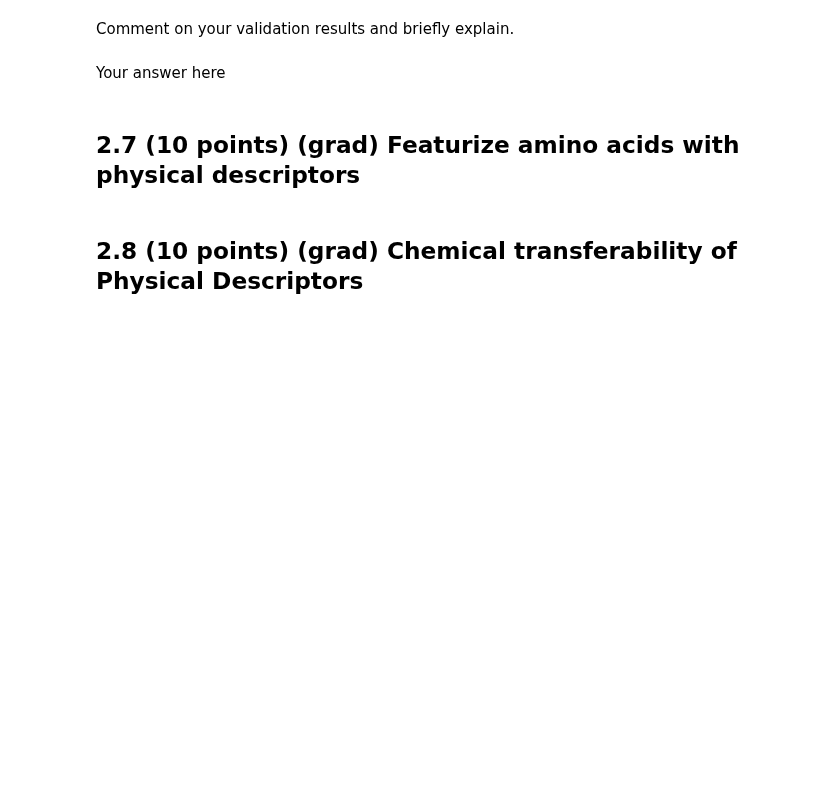
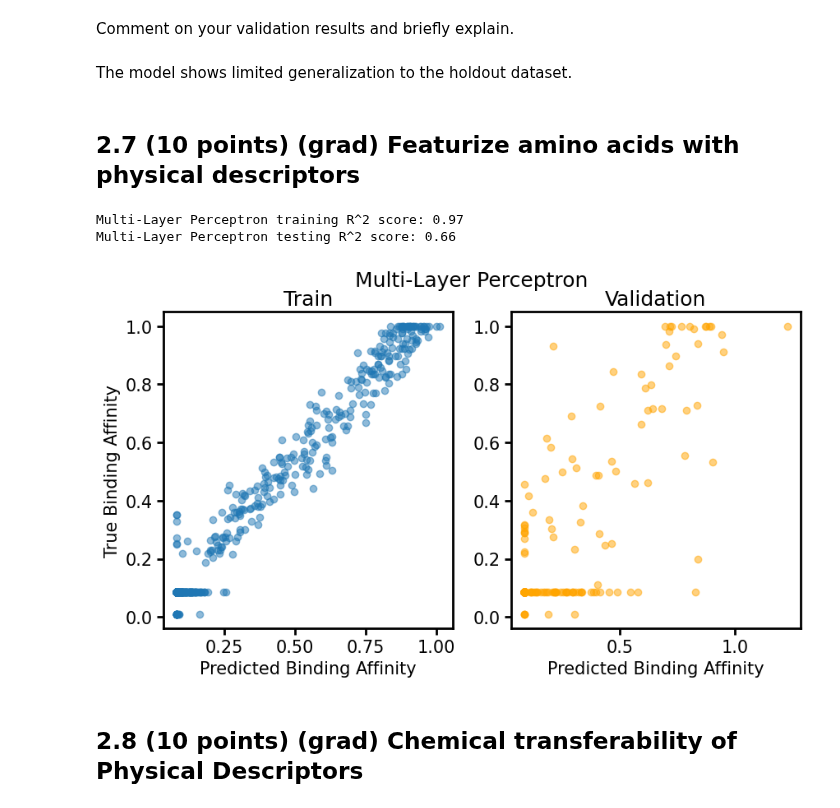
Before and after one commit to kexindon/ML4MolEng, a Jupyter notebook: psets/ps1-bio/pset1_kd.ipynb, the cells around one changed output. Cells and saved outputs as stored; diff of their text form; code cells hidden in the pictures; blank space fills up the shorter version.

```diff
--- a/psets/ps1-bio/pset1_kd.ipynb
+++ b/psets/ps1-bio/pset1_kd.ipynb
@@ -850,7 +936,7 @@ print("MLP validation R^2 score: {:.2f}".format(r2_score(y_holdout, yhat_holdout
 # %% [markdown]
 Comment on your validation results and briefly explain.
 # %% [markdown]
-Your answer here
+The model shows limited generalization to the holdout dataset.
 # %% [markdown]
 ## 2.7 (10 points) (grad) Featurize amino acids with physical descriptors
 # %%
@@ -889,2 +993,29 @@ print("Retrained MLP Validation R^2 score: {:.2f}".format(r2_score(y_features_va
+# %%
+########### Code #############
+from sklearn.metrics import r2_score
+
+model.eval()
+yhat_train = model(torch.Tensor(X_train).to(device)).squeeze().cpu().detach().numpy()
+yhat_val = model(torch.Tensor(X_val).to(device)).squeeze().cpu().detach().numpy()
+
+fig, ax = plt.subplots(nrows=1, ncols=2, figsize=(10, 5))
+ax[0].scatter(yhat_train, y_train, label='Train', alpha=0.5)
+ax[1].scatter(yhat_val, y_val, label='Test', alpha=0.5, c='orange')
+
+ax[0].set_ylabel("True Binding Affinity")
+ax[0].set_xlabel("Predicted Binding Affinity")
+ax[1].set_xlabel("Predicted Binding Affinity")
+ax[0].set_title('Train')
+ax[1].set_title('Validation')
+fig.suptitle('Multi-Layer Perceptron')
+
+print("Multi-Layer Perceptron training R^2 score: {:.2f}".format(r2_score(y_train, yhat_train)))
+print("Multi-Layer Perceptron testing R^2 score: {:.2f}".format((r2_score(y_val, yhat_val))))
+
+########### Code #############
+# %% [output]
+Multi-Layer Perceptron training R^2 score: 0.97
+Multi-Layer Perceptron testing R^2 score: 0.66
+[figure, added]
 # %% [markdown]
 ## 2.8 (10 points) (grad) Chemical transferability of Physical Descriptors
```
Also changed, not shown: parts of 22 cells of this notebook, 6 other files.
